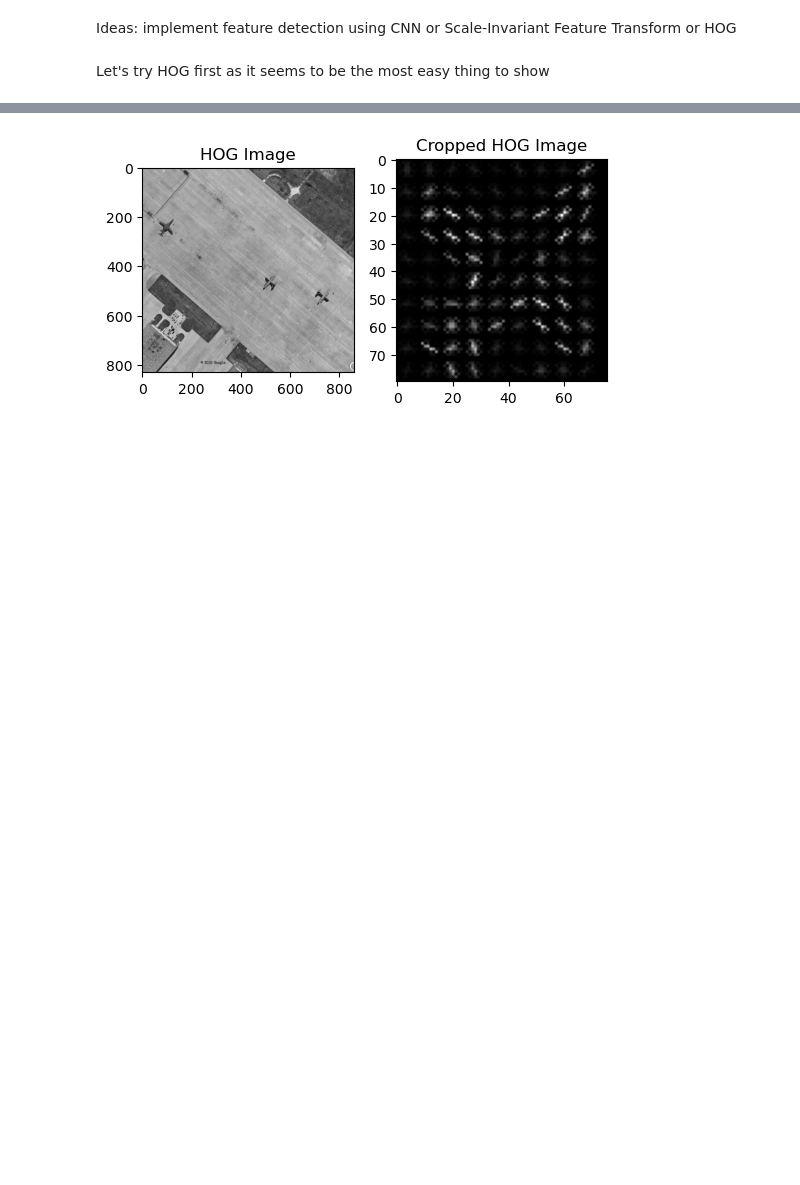
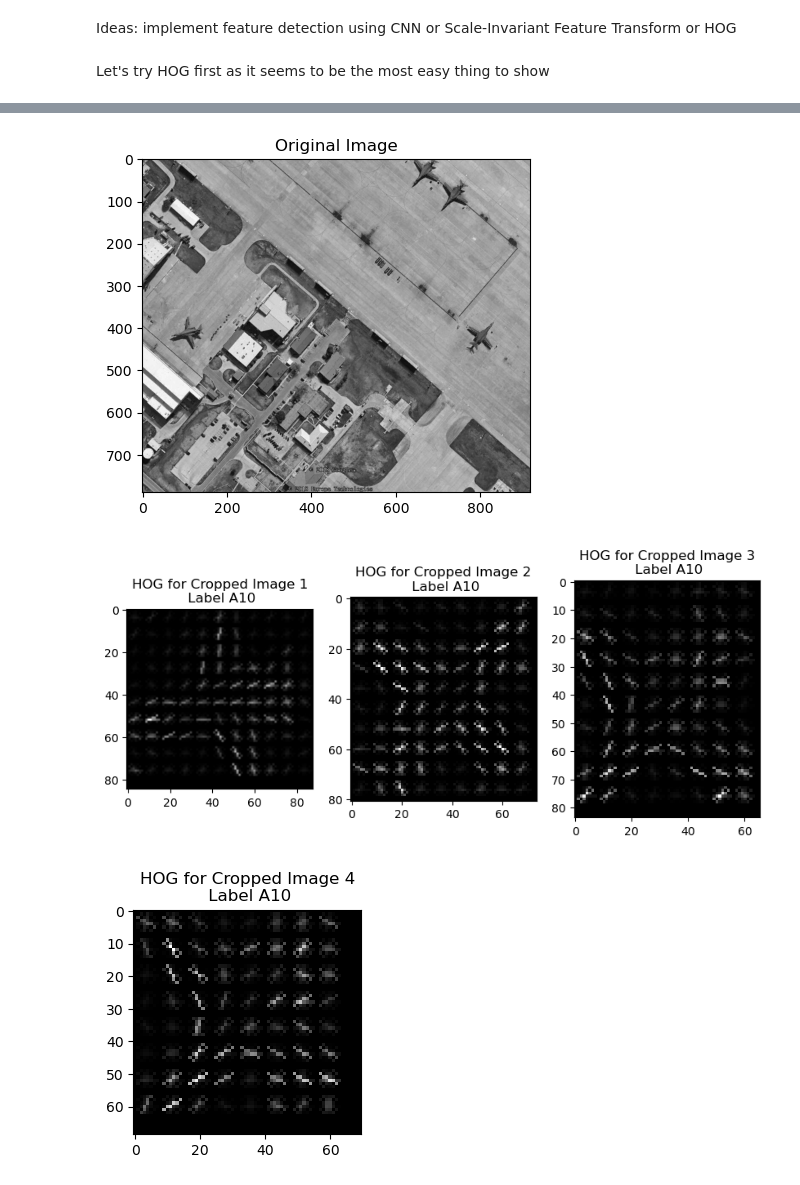
Before and after one commit to TimofiyJ/ML_Aircraft, a Jupyter notebook: main.ipynb, the cells around one changed output, grey strips where cells are left out. Drawn from its saved outputs; the diff is of its cells as text; code cells hidden in the pictures; blank space fills up the shorter version.

```diff
--- a/main.ipynb
+++ b/main.ipynb
@@ -84,11 +84,7 @@ print(len(annotations_oriented_boxes))
 
 annotations_horizontal_boxes = sorted(glob("military-aircraft-recognition-dataset/Annotations/Horizontal Bounding Boxes/*.xml"), key=extract_numeric_part)
 annotations_oriented_boxes = sorted(glob("military-aircraft-recognition-dataset/Annotations/Oriented Bounding Boxes/*.xml"), key=extract_numeric_part)
-images = glob("military-aircraft-recognition-dataset\JPEGImages\*.jpg")
-
-# Sort the list of file paths using the custom sorting key
-annotations_horizontal_boxes = sorted(annotations_horizontal_boxes, key=extract_numeric_part)
-print(annotations_horizontal_boxes[0])
+images = sorted(glob("military-aircraft-recognition-dataset\JPEGImages\*.jpg"), key=extract_numeric_part)
 
 print(len(images))
 print(len(annotations_horizontal))
@@ -221,7 +216,7 @@ Ideas: implement feature detection using CNN or Scale-Invariant Feature Transfor
 # %% [markdown]
 Let's try HOG first as it seems to be the most easy thing to show
 # %%
-image = cv2.imread(images[0], cv2.IMREAD_GRAYSCALE)
+image = cv2.imread(images[2], cv2.IMREAD_GRAYSCALE)
 
 features, hog_image = hog(image, pixels_per_cell=(8, 8), cells_per_block=(2, 2), visualize=True)
 
@@ -240,35 +235,43 @@ plt.show()
 # %%
-image = cv2.imread(images[0], cv2.IMREAD_GRAYSCALE)
+image = cv2.imread(images[2], cv2.IMREAD_GRAYSCALE)
 
-xml_file = annotations_horizontal_boxes[0]
+xml_file = annotations_horizontal_boxes[2]
 tree = ET.parse(xml_file)
 root = tree.getroot()
 cropped_images = []
 for object_element in root.findall('.//object'):
     name_element = object_element.find('name')
     robndbox_element = object_element.find('bndbox')
 
     if name_element is not None and robndbox_element is not None:
         label = name_element.text
 
         x_left_top = float(robndbox_element.find('xmin').text)
         y_left_top = float(robndbox_element.find('ymin').text)
         x_right_top = float(robndbox_element.find('xmax').text)
         y_right_top = float(robndbox_element.find('ymax').text)
 
         cropped_region = image[int(y_left_top):int(y_right_top), int(x_left_top):int(x_right_top)]
 
-        cropped_images.append(cropped_region)
-plt.figure(figsize=(6, 6))
-plt.subplot(121)
+        cropped_images.append((label,cropped_region))
+plt.figure(figsize=(5, 5))
 plt.imshow(image, cmap=plt.cm.gray)
-plt.title('HOG Image')
+plt.title('Original Image')
 
-for i, cropped_image in enumerate(cropped_images):
-    features, hog_image = hog(cropped_image, pixels_per_cell=(8, 8), cells_per_block=(2, 2), visualize=True)
-    plt.subplot(122)
+for i in range(len(cropped_images)):
+    if i % 3 == 0:
+        # Create a new row of images every 3 images
+        plt.figure(figsize=(10, 6))
+    features, hog_image = hog(cropped_images[i][1], pixels_per_cell=(8, 8), cells_per_block=(2, 2), visualize=True)
+    plt.subplot(1, 3, i % 3 + 1)
+    plt.title(f'HOG for Cropped Image {i + 1}\n Label {cropped_images[i][0]}')
     plt.imshow(hog_image, cmap=plt.cm.gray)
-    plt.title('Cropped HOG Image')
+    if (i + 1) % 3 == 0 or (i + 1) == len(sift_features):
+        # Show the row of images when 3 images have been added or it's the last iteration
+        plt.show()
+plt.show()
 # %% [output]
-[figure, old version]
+[figure, new version]
+[figure, added]
+[figure, added]
 # %%
```
Also changed, not shown: parts of 7 cells of this notebook.
